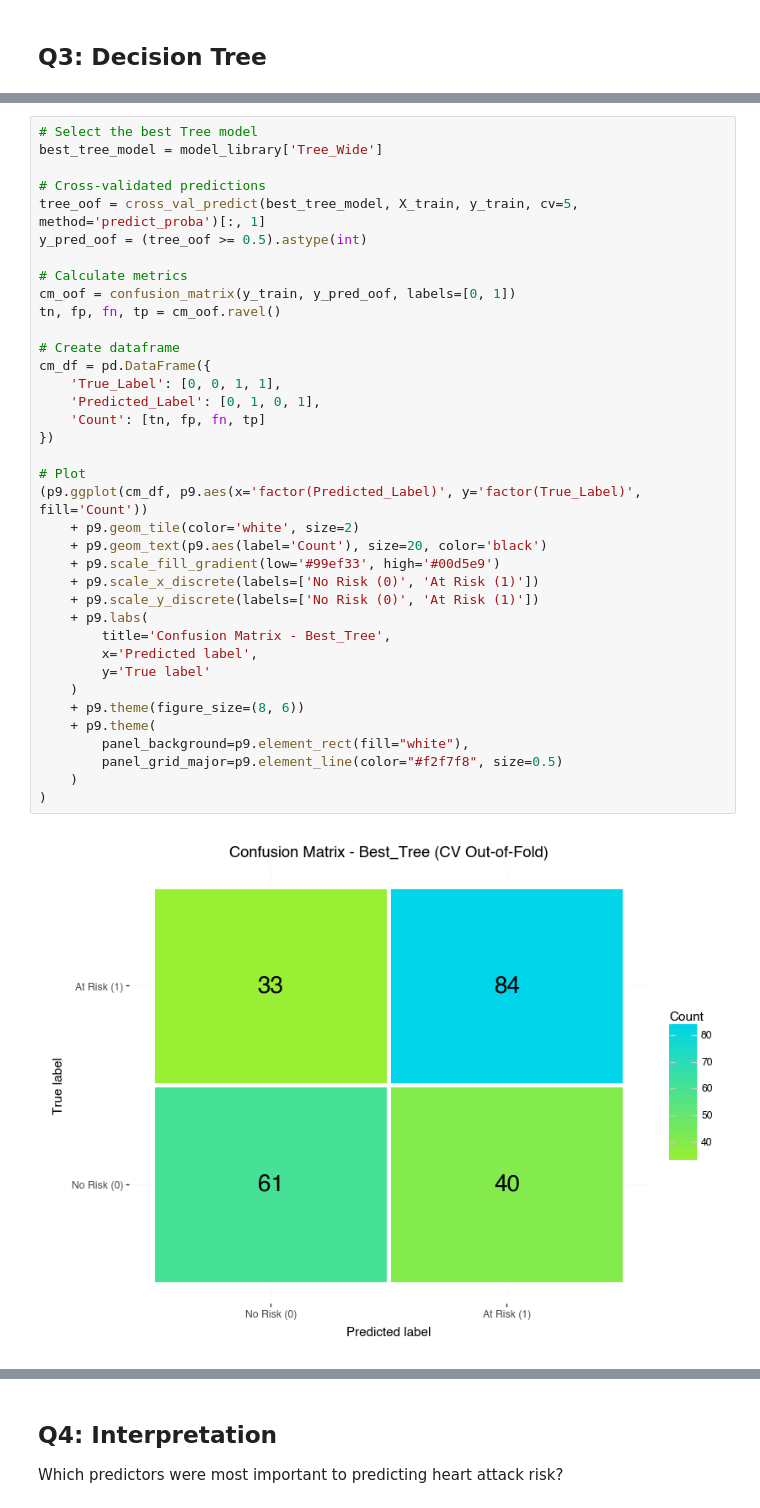
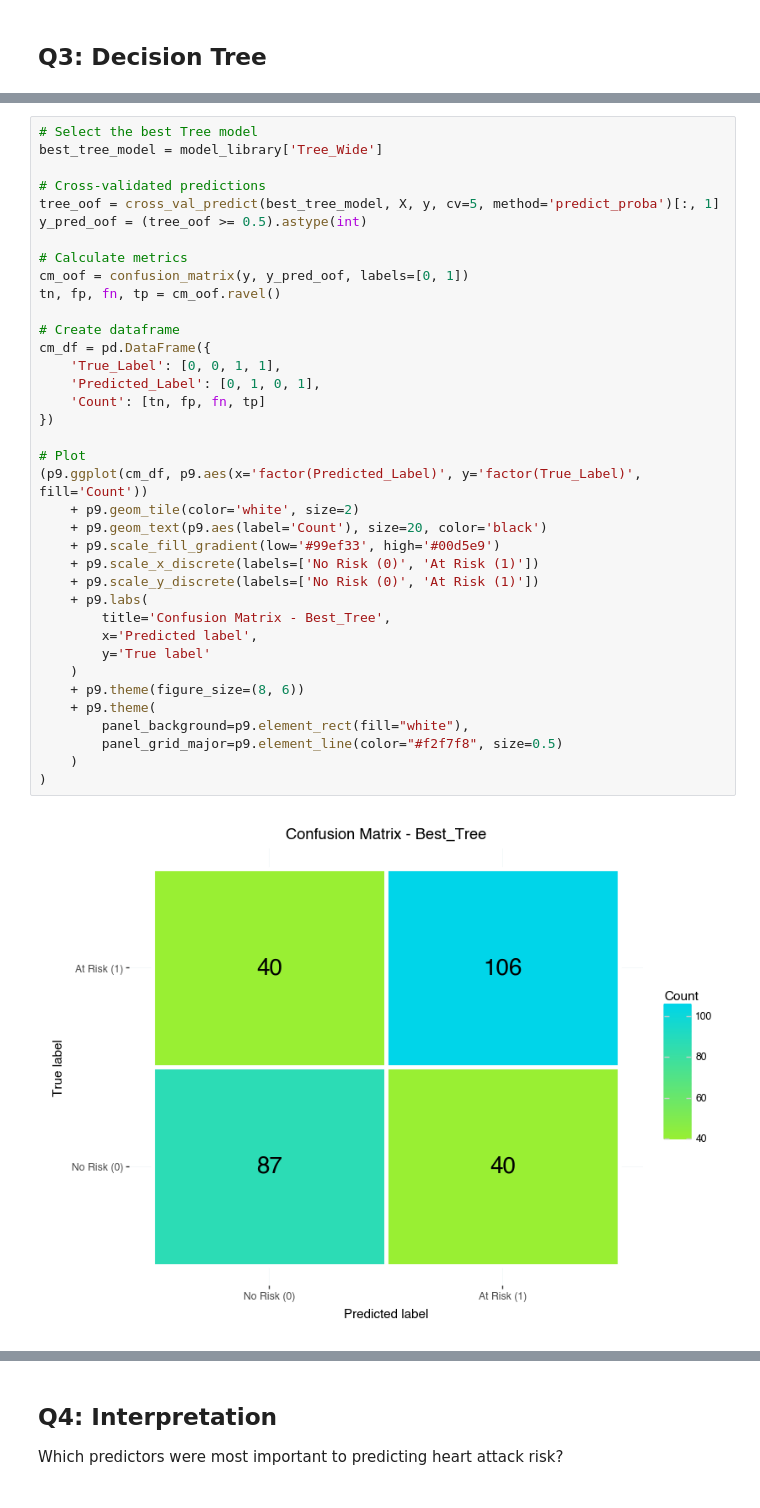
Before and after one commit to PharaohPooh/GSB_544, a Jupyter notebook: Week_8/Lab 7 Heart Attack.ipynb, the cells around one changed output, grey strips where cells are left out. Cells and saved outputs as stored; diff of their text form.

```diff
--- a/Week_8/Lab 7 Heart Attack.ipynb
+++ b/Week_8/Lab 7 Heart Attack.ipynb
@@ -940,38 +567,38 @@ dfTree[dfTree['Classification Type'] == 'Decision Tree'].sort_values('ROC AUC Me
 best_tree_model = model_library['Tree_Wide']
 
 # Cross-validated predictions
-tree_oof = cross_val_predict(best_tree_model, X_train, y_train, cv=5, method='predict_proba')[:, 1]
+tree_oof = cross_val_predict(best_tree_model, X, y, cv=5, method='predict_proba')[:, 1]
 y_pred_oof = (tree_oof >= 0.5).astype(int)
 
 # Calculate metrics
-cm_oof = confusion_matrix(y_train, y_pred_oof, labels=[0, 1])
+cm_oof = confusion_matrix(y, y_pred_oof, labels=[0, 1])
 tn, fp, fn, tp = cm_oof.ravel()
 
 # Create dataframe
 cm_df = pd.DataFrame({
     'True_Label': [0, 0, 1, 1],
     'Predicted_Label': [0, 1, 0, 1],
     'Count': [tn, fp, fn, tp]
 })
 
 # Plot
 (p9.ggplot(cm_df, p9.aes(x='factor(Predicted_Label)', y='factor(True_Label)', fill='Count'))
     + p9.geom_tile(color='white', size=2)
     + p9.geom_text(p9.aes(label='Count'), size=20, color='black')
     + p9.scale_fill_gradient(low='#99ef33', high='#00d5e9')
     + p9.scale_x_discrete(labels=['No Risk (0)', 'At Risk (1)'])
     + p9.scale_y_discrete(labels=['No Risk (0)', 'At Risk (1)'])
     + p9.labs(
         title='Confusion Matrix - Best_Tree',
         x='Predicted label',
         y='True label'
     )
     + p9.theme(figure_size=(8, 6))
     + p9.theme(
         panel_background=p9.element_rect(fill="white"),
         panel_grid_major=p9.element_line(color="#f2f7f8", size=0.5)
     )
 )
 # %% [output]
-[figure, old version]
+[figure, new version]
 # %% [markdown]
```
Also changed, not shown: parts of 48 cells of this notebook, 2 other files.
